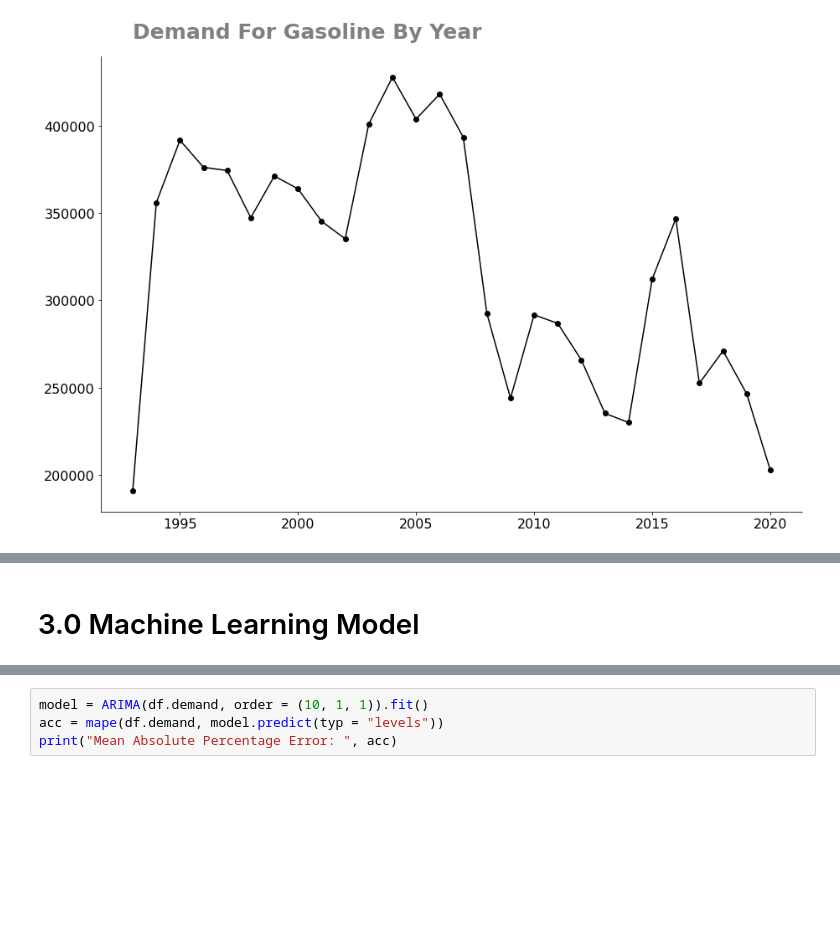
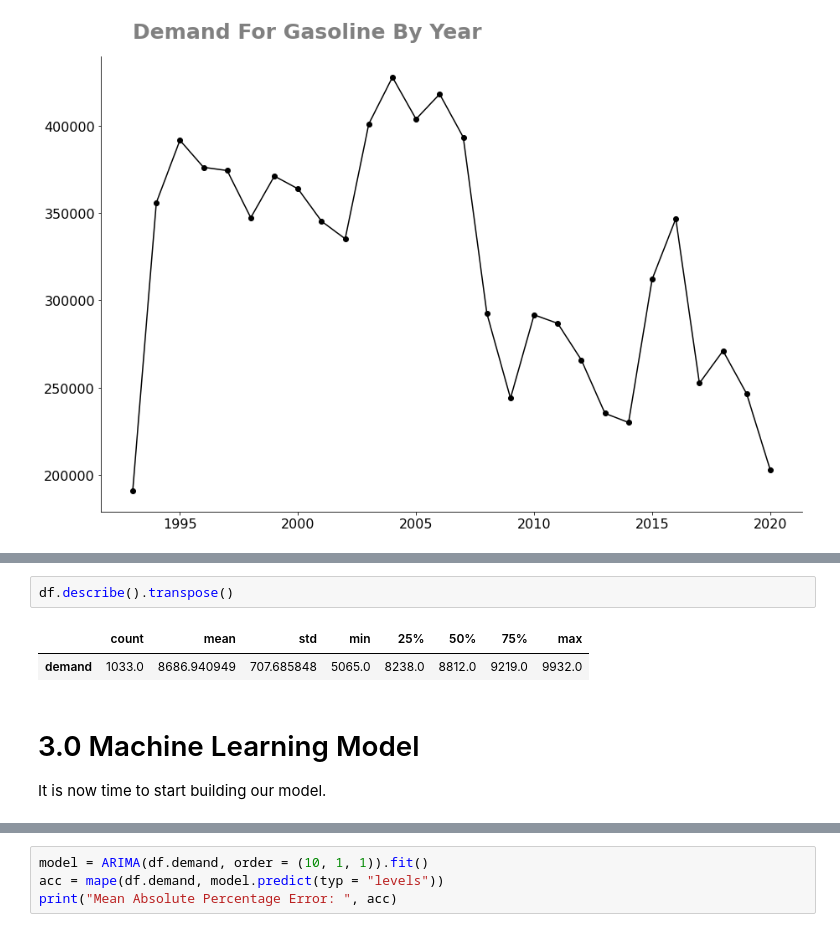
Before and after one commit to MatheusRocha0/Demand-Forecasting, a Jupyter notebook: US_Demand_For_Gasoline_Forecasting.ipynb, the cells around one changed output, grey strips where cells are left out. Saved outputs shown, nothing was run; the diff lists cells and outputs as text; blank space fills up the shorter version.

```diff
--- a/US_Demand_For_Gasoline_Forecasting.ipynb
+++ b/US_Demand_For_Gasoline_Forecasting.ipynb
@@ -116,2 +158,9 @@ plt.show()
+# %%
+df.describe().transpose()
+# %% [output]
+|  | count | mean | std | min | 25% | 50% | 75% | max |
+| demand | 1033.0 | 8686.940949 | 707.685848 | 5065.0 | 8238.0 | 8812.0 | 9219.0 | 9932.0 |
 # %% [markdown]
 # 3.0 Machine Learning Model
+
+It is now time to start building our model.
```
Also changed, not shown: parts of 31 cells of this notebook.
